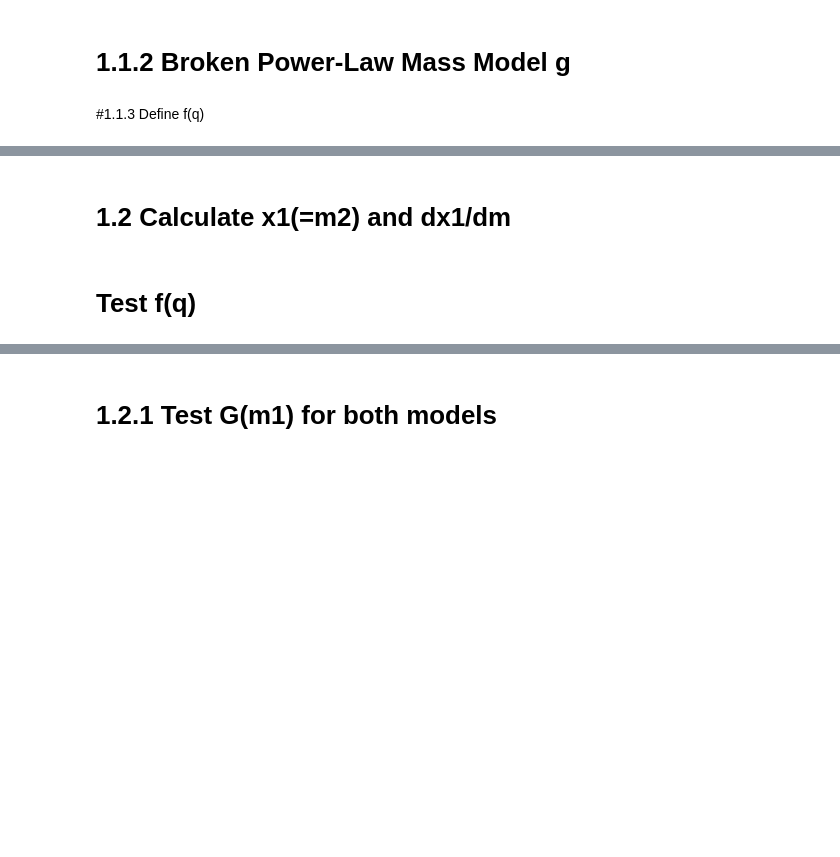
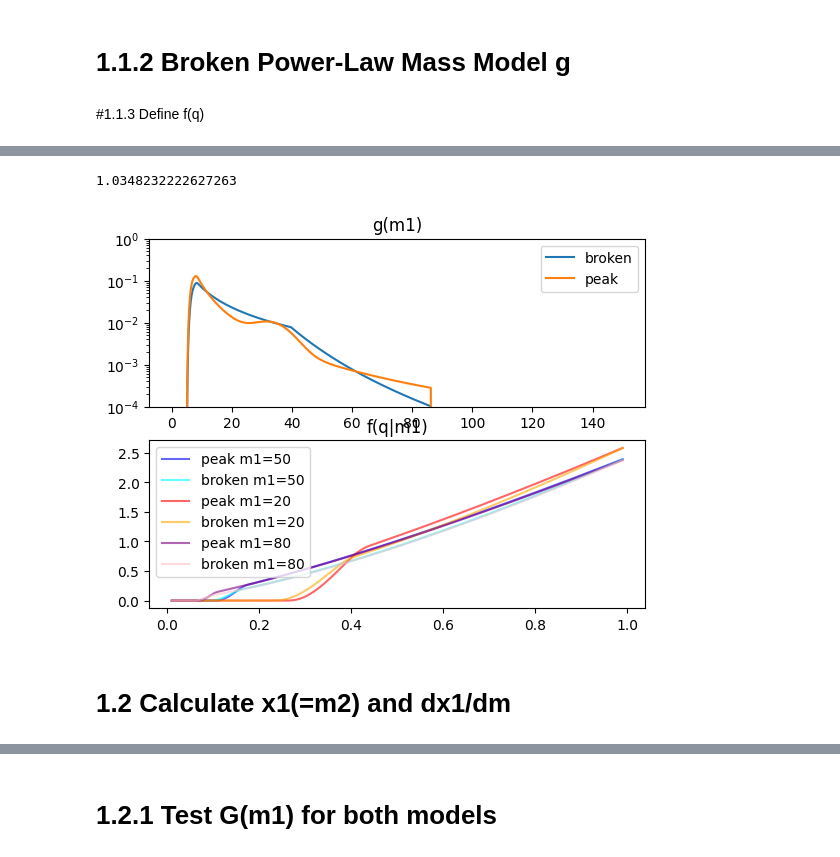
Before and after one commit to jerowen/mag_figures, a Jupyter notebook: Magnification_figures.ipynb, the cells around one changed output, grey strips where cells are left out. Cells and saved outputs as stored; diff of their text form; code cells hidden in the pictures; blank space fills up the shorter version.

```diff
--- a/Magnification_figures.ipynb
+++ b/Magnification_figures.ipynb
@@ -231,8 +242,8 @@ def g_pdf_broken(m,alpha1,alpha2,mmin,mmax,dm,b): #Use this for unnormalised val
 # %% [markdown]
 #1.1.3 Define f(q)
 # %%
-def f_pdf(m2,m1,beta,mmin,dm):
-  mv1 = m1*(m2**(beta))*S_func(m2,mmin,dm)
+def f_pdf(q,m1,beta,mmin,dm):
+  mv1 = m1*(q**(beta))*S_func(q*m1,mmin,dm)
   return mv1
 # %%
 def f_pdf_norm(beta,m1,mmin,dm):
@@ -284,3 +283,68 @@ final [0.0075 0.03   0.0675 0.12   0.1875 0.27   0.3675 0.48   0.6075 0.75  ]
+# %%
+#Peak model
+lamb = 0.10
+alph = 2.63
+mmin = 4.59
+dm = 4.82
+mmax = 86.22
+mu_m = 33.07
+sigm_m = 5.69
+beta = 1.26
+#Broken model
+alpha1 = 1.58
+alpha2 = 5.59
+mmin2 = 3.96
+mmax2 = 87.14
+beta2 = 1.40
+dm2 = 4.83
+b = 0.43
+
+m1norm = np.linspace(0.1,100.1,101)
+m1 = np.linspace(0.01,150.,1000)
+
+gnorm = g_pdf_broken_norm(m1norm,alpha1,alpha2,mmin,mmax,dm,b)
+g1 = g_pdf_broken(m1,alpha1,alpha2,mmin,mmax,dm,b)*gnorm
+
+gnorm2 = g_pdf_peak_norm(m1norm,lamb,alph,mmin,dm,mmax,mu_m,sigm_m) #Normalisation for g(m1)
+g2 = gnorm2[2]*g_pdf_peak(m1,lamb,alph,mmin,dm,mmax,mu_m,sigm_m,gnorm2[0],gnorm2[1]) #g(m1)
+
+qlist = np.linspace(0.01,0.99,1000)
+dq = qlist[1]-qlist[0]
+m1q = 50
+q1 = f_pdf(qlist,m1q,beta,mmin,dm)/norm_secondary_peak_pdf(m1q)
+q2 = f_pdf(qlist,m1q,beta2,mmin2,dm2)/norm_secondary_peak_pdf(m1q)
+q3 = f_pdf(qlist,20,beta,mmin,dm)/norm_secondary_peak_pdf(20)
+q4 = f_pdf(qlist,20,beta2,mmin2,dm2)/norm_secondary_peak_pdf(20)
+q5 = f_pdf(qlist,80,beta,mmin,dm)/norm_secondary_peak_pdf(80)
+q6 = f_pdf(qlist,80,beta2,mmin2,dm2)/norm_secondary_peak_pdf(80)
+#norm_secondary_peak_pdf(m1q) #peak model
+
+plt.subplot(211)
+plt.plot(m1,g1,label='broken')
+plt.plot(m1,g2,label='peak')
+plt.legend()
+plt.yscale('log')
+plt.ylim(1e-4,1)
+plt.title('g(m1)')
+
+plt.subplot(212)
+plt.plot(qlist,q1,label = 'peak m1=50',color='blue',alpha=0.6)
+print(np.sum((q1[1:]+q1[:-1])/2*dq))
+plt.plot(qlist,q2,label='broken m1=50',color='cyan',alpha=0.6)
+plt.plot(qlist,q3,label = 'peak m1=20',color='red',alpha=0.6)
+plt.plot(qlist,q4,label='broken m1=20',color='orange',alpha=0.6)
+plt.plot(qlist,q5,label = 'peak m1=80',color='purple',alpha=0.6)
+plt.plot(qlist,q6,label='broken m1=80',color='pink',alpha=0.6)
+plt.legend()
+#plt.yscale('log')
+#plt.ylim(1e-4,1)
+plt.title('f(q|m1)')
+
+dm1 = np.abs(np.diff(m1))
+gdm1 = np.sum((g1[:-1]+g1[1:]/2*dm1))
+# %% [output]
+1.0348232222627263
+[figure, added]
 # %% [markdown]
 # 1.2 Calculate x1(=m2) and dx1/dm
 # %%
@@ -298,5 +362,3 @@ def dx1dm_calc(m1,m_c):
   #Calculate total derivative
   dx1dm = dadm*(b+c) + a*(dbdm+dcdm)
   return x1, dx1dm
-# %% [markdown]
-# Test f(q)
```
Also changed, not shown: parts of 35 cells of this notebook.
